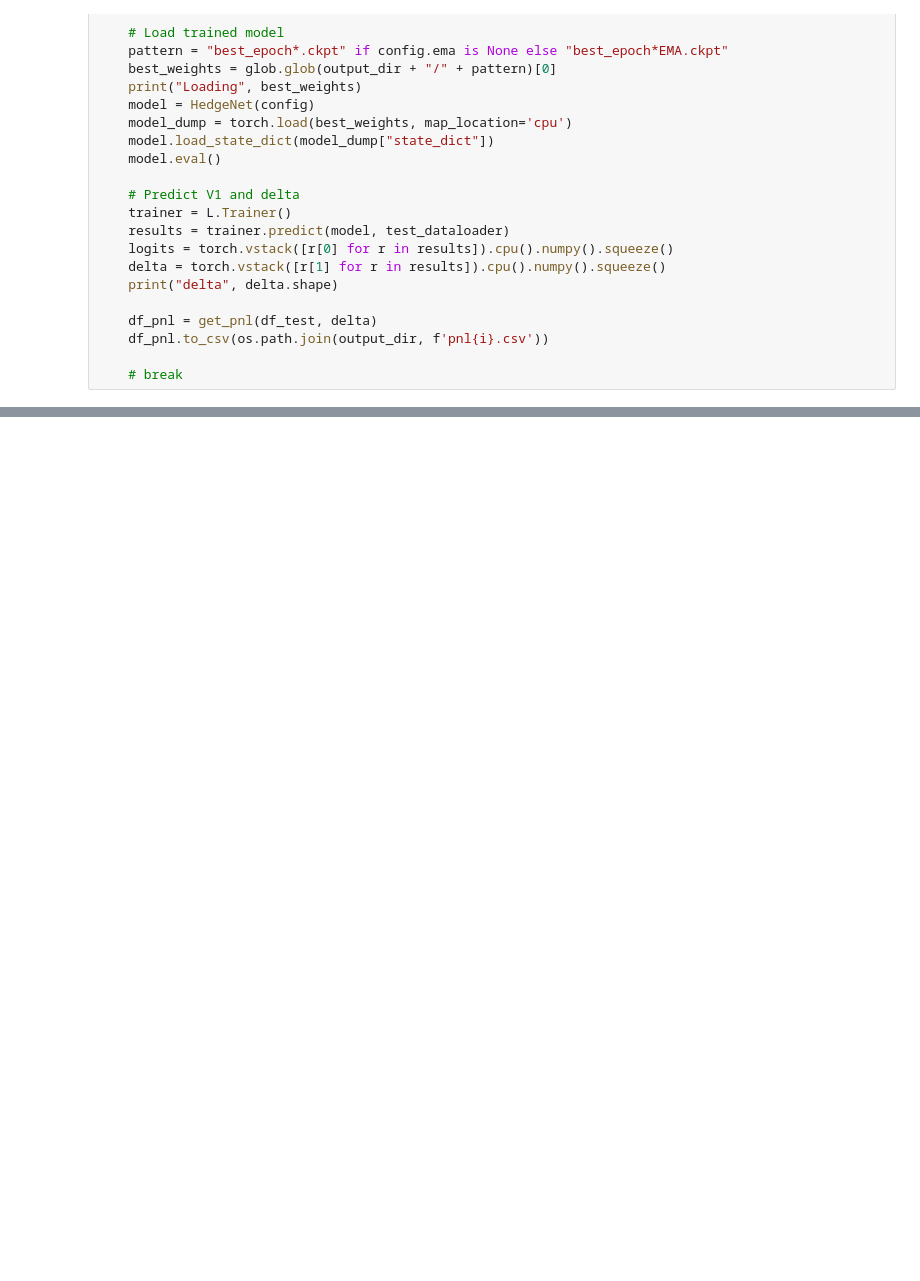
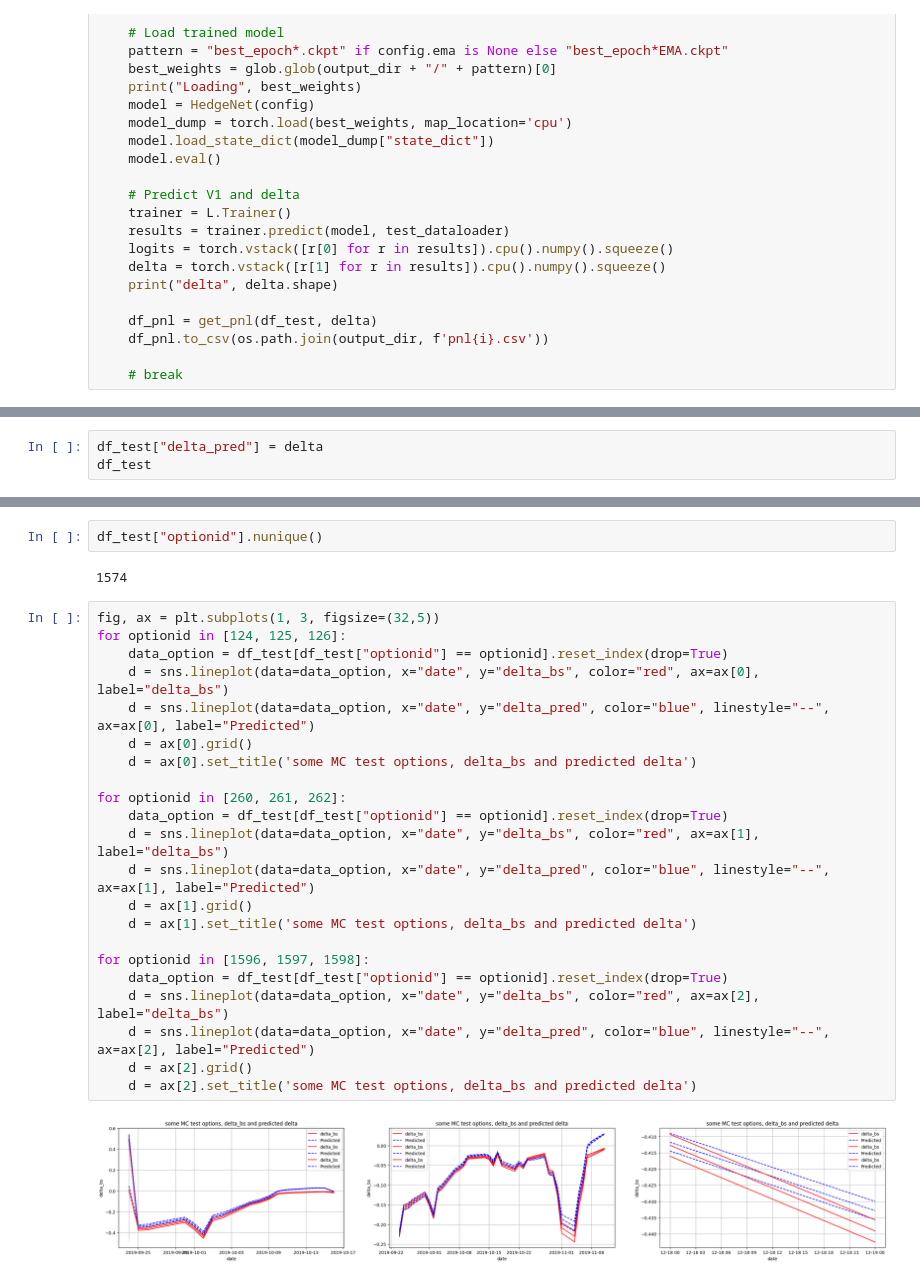
Before and after one commit to MXLOAL/hedging-with-linear-regressions-and-neural-networks, a Jupyter notebook: Model-LIGHTNING-V2.ipynb, the cells around one changed output, grey strips where cells are left out. Drawn from its saved outputs; the diff is of its cells as text; blank space fills up the shorter version.

```diff
--- a/Model-LIGHTNING-V2.ipynb
+++ b/Model-LIGHTNING-V2.ipynb
@@ -839,0 +880,3 @@ for i in range(config.num_tests):
+# %%
+df_test["delta_pred"] = delta
+df_test
@@ -839,0 +897,28 @@ for i in range(config.num_tests):
+# %%
+df_test["optionid"].nunique()
+# %% [output]
+1574
+# %%
+fig, ax = plt.subplots(1, 3, figsize=(32,5))
+for optionid in [124, 125, 126]:
+    data_option = df_test[df_test["optionid"] == optionid].reset_index(drop=True)
+    d = sns.lineplot(data=data_option, x="date", y="delta_bs", color="red", ax=ax[0], label="delta_bs")
+    d = sns.lineplot(data=data_option, x="date", y="delta_pred", color="blue", linestyle="--", ax=ax[0], label="Predicted")
+    d = ax[0].grid()
+    d = ax[0].set_title('some MC test options, delta_bs and predicted delta')
+
+for optionid in [260, 261, 262]:
+    data_option = df_test[df_test["optionid"] == optionid].reset_index(drop=True)
+    d = sns.lineplot(data=data_option, x="date", y="delta_bs", color="red", ax=ax[1], label="delta_bs")
+    d = sns.lineplot(data=data_option, x="date", y="delta_pred", color="blue", linestyle="--", ax=ax[1], label="Predicted")
+    d = ax[1].grid()
+    d = ax[1].set_title('some MC test options, delta_bs and predicted delta')
+
+for optionid in [1596, 1597, 1598]:
+    data_option = df_test[df_test["optionid"] == optionid].reset_index(drop=True)
+    d = sns.lineplot(data=data_option, x="date", y="delta_bs", color="red", ax=ax[2], label="delta_bs")
+    d = sns.lineplot(data=data_option, x="date", y="delta_pred", color="blue", linestyle="--", ax=ax[2], label="Predicted")
+    d = ax[2].grid()
+    d = ax[2].set_title('some MC test options, delta_bs and predicted delta')
+# %% [output]
+[figure, added]
```
Also changed, not shown: parts of 14 cells of this notebook, 4 other files.
